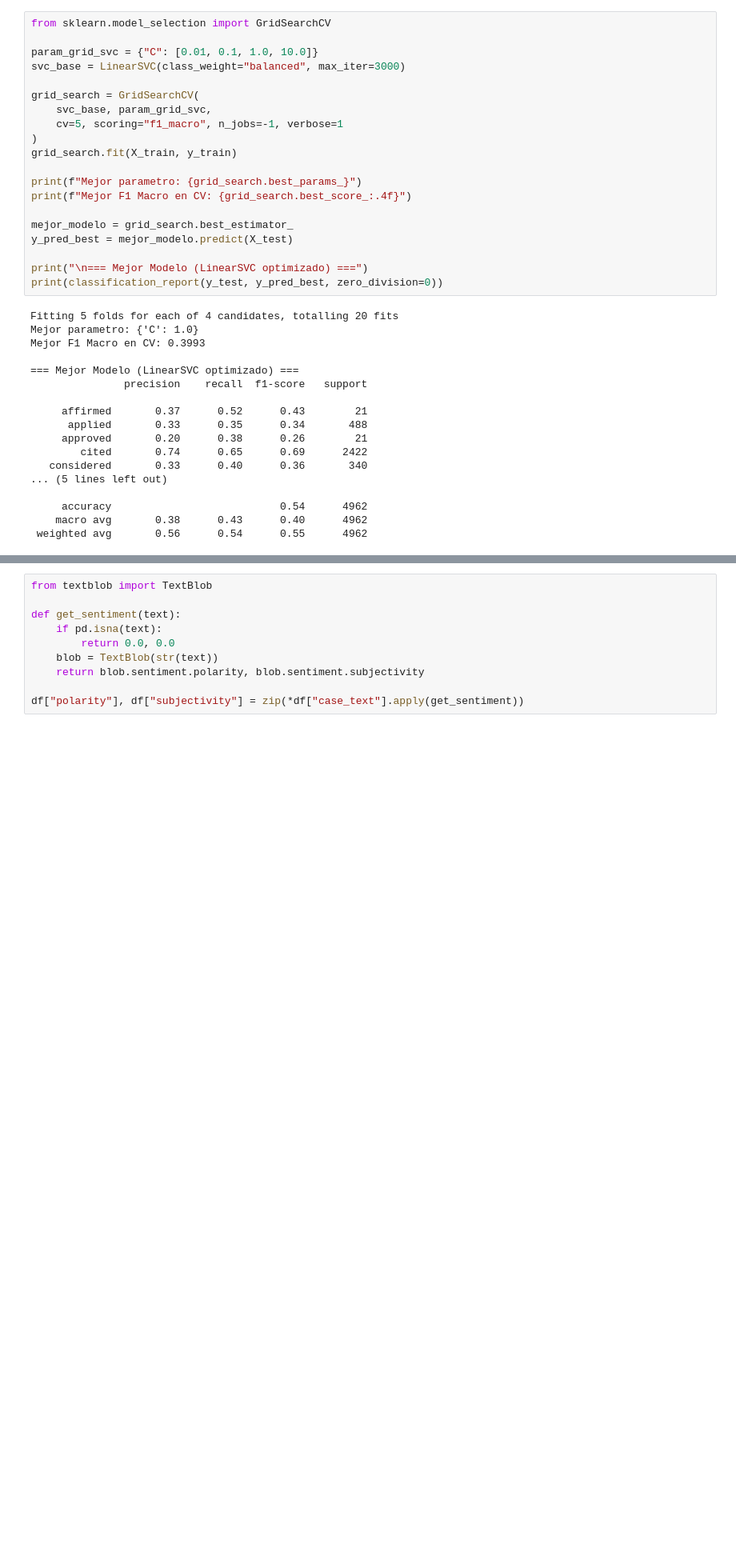
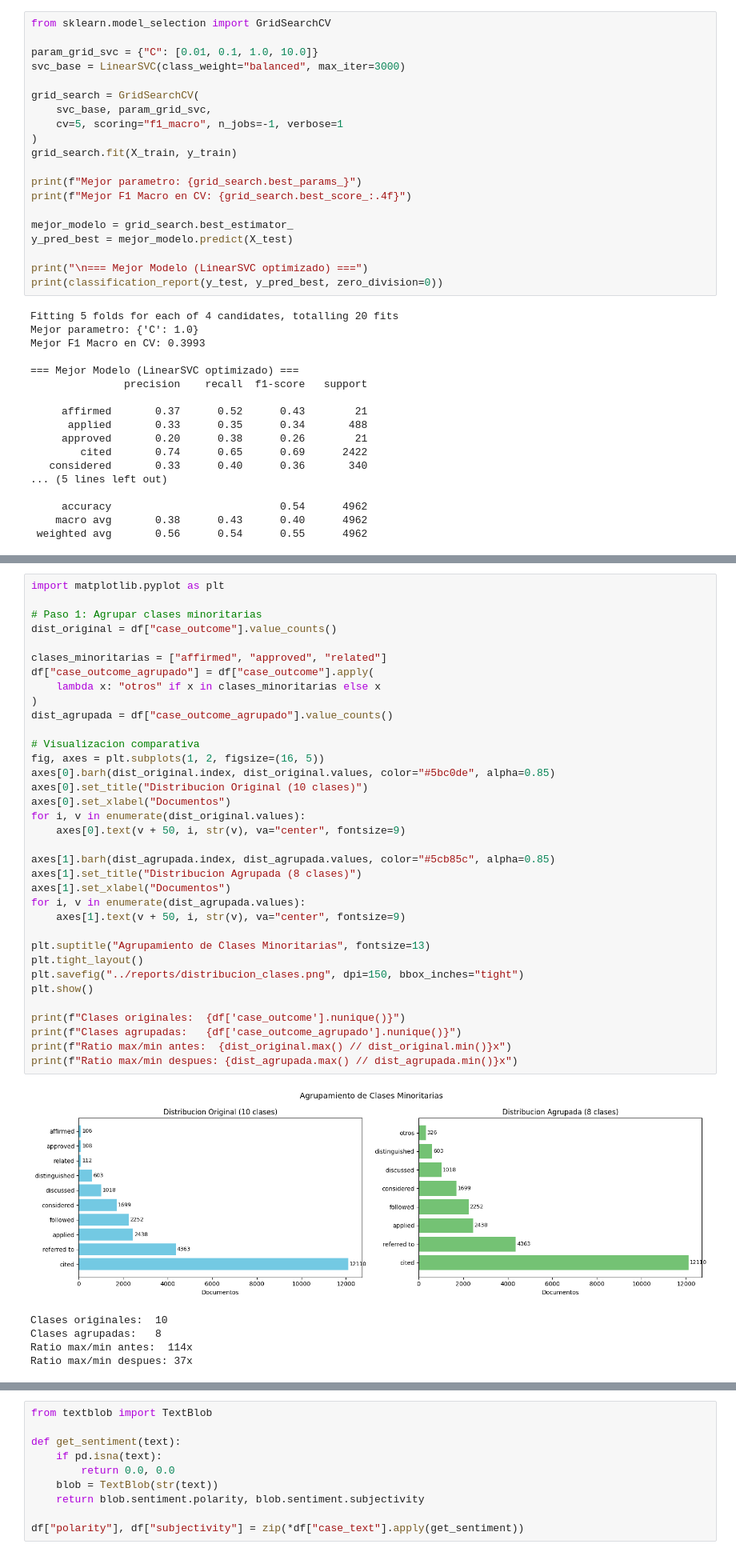
Before and after one commit to RAM1R0-STR/legal-text-classification, a Jupyter notebook: notebooks/Mineria_de_Texto_Tarea.ipynb, the cells around one changed output, grey strips where cells are left out. Shown at 80% size. Drawn from its saved outputs; the diff is of its cells as text; blank space fills up the shorter version.

```diff
--- a/notebooks/Mineria_de_Texto_Tarea.ipynb
+++ b/notebooks/Mineria_de_Texto_Tarea.ipynb
@@ -265,0 +278,41 @@ Mejor F1 Macro en CV: 0.3993
+# %%
+import matplotlib.pyplot as plt
+
+# Paso 1: Agrupar clases minoritarias
+dist_original = df["case_outcome"].value_counts()
+
+clases_minoritarias = ["affirmed", "approved", "related"]
+df["case_outcome_agrupado"] = df["case_outcome"].apply(
+    lambda x: "otros" if x in clases_minoritarias else x
+)
+dist_agrupada = df["case_outcome_agrupado"].value_counts()
+
+# Visualizacion comparativa
+fig, axes = plt.subplots(1, 2, figsize=(16, 5))
+axes[0].barh(dist_original.index, dist_original.values, color="#5bc0de", alpha=0.85)
+axes[0].set_title("Distribucion Original (10 clases)")
+axes[0].set_xlabel("Documentos")
+for i, v in enumerate(dist_original.values):
+    axes[0].text(v + 50, i, str(v), va="center", fontsize=9)
+
+axes[1].barh(dist_agrupada.index, dist_agrupada.values, color="#5cb85c", alpha=0.85)
+axes[1].set_title("Distribucion Agrupada (8 clases)")
+axes[1].set_xlabel("Documentos")
+for i, v in enumerate(dist_agrupada.values):
+    axes[1].text(v + 50, i, str(v), va="center", fontsize=9)
+
+plt.suptitle("Agrupamiento de Clases Minoritarias", fontsize=13)
+plt.tight_layout()
+plt.savefig("../reports/distribucion_clases.png", dpi=150, bbox_inches="tight")
+plt.show()
+
+print(f"Clases originales:  {df['case_outcome'].nunique()}")
+print(f"Clases agrupadas:   {df['case_outcome_agrupado'].nunique()}")
+print(f"Ratio max/min antes:  {dist_original.max() // dist_original.min()}x")
+print(f"Ratio max/min despues: {dist_agrupada.max() // dist_agrupada.min()}x")
+# %% [output]
+[figure, added]
+Clases originales:  10
+Clases agrupadas:   8
+Ratio max/min antes:  114x
+Ratio max/min despues: 37x
```
Also changed, not shown: parts of 23 cells of this notebook, 2 other files.
